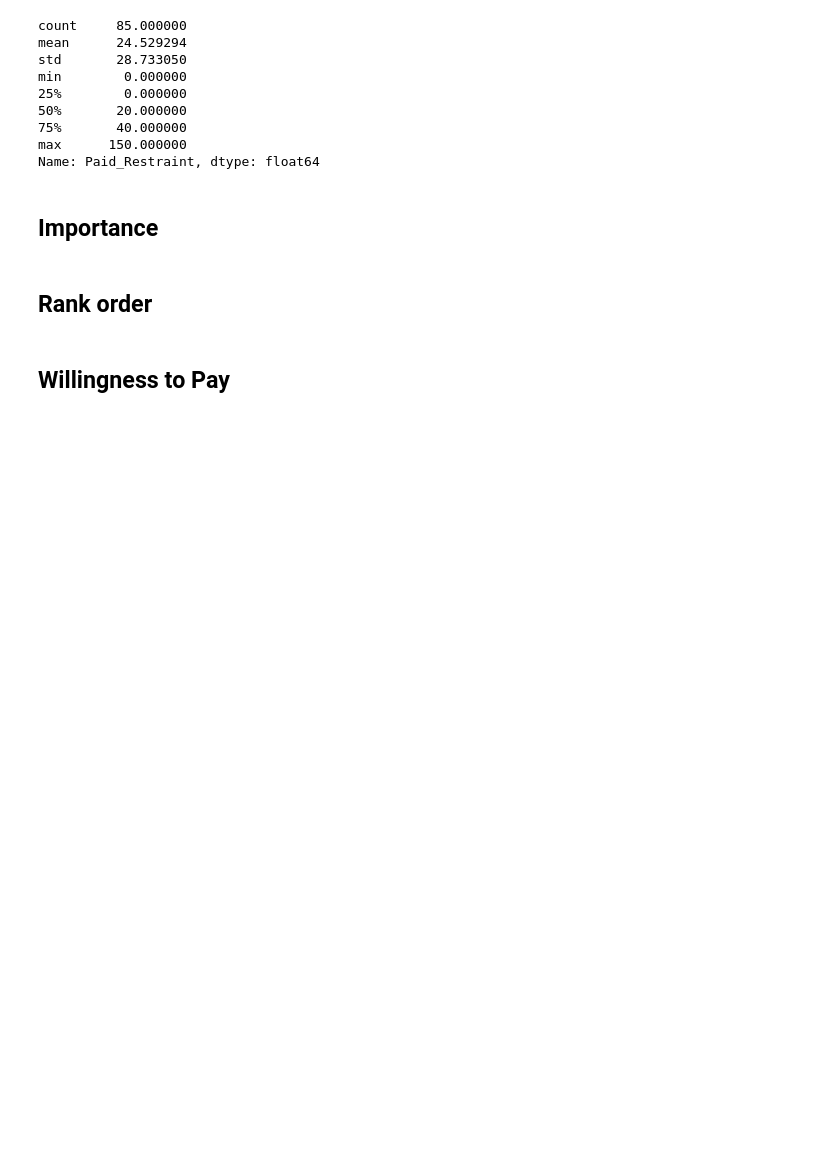
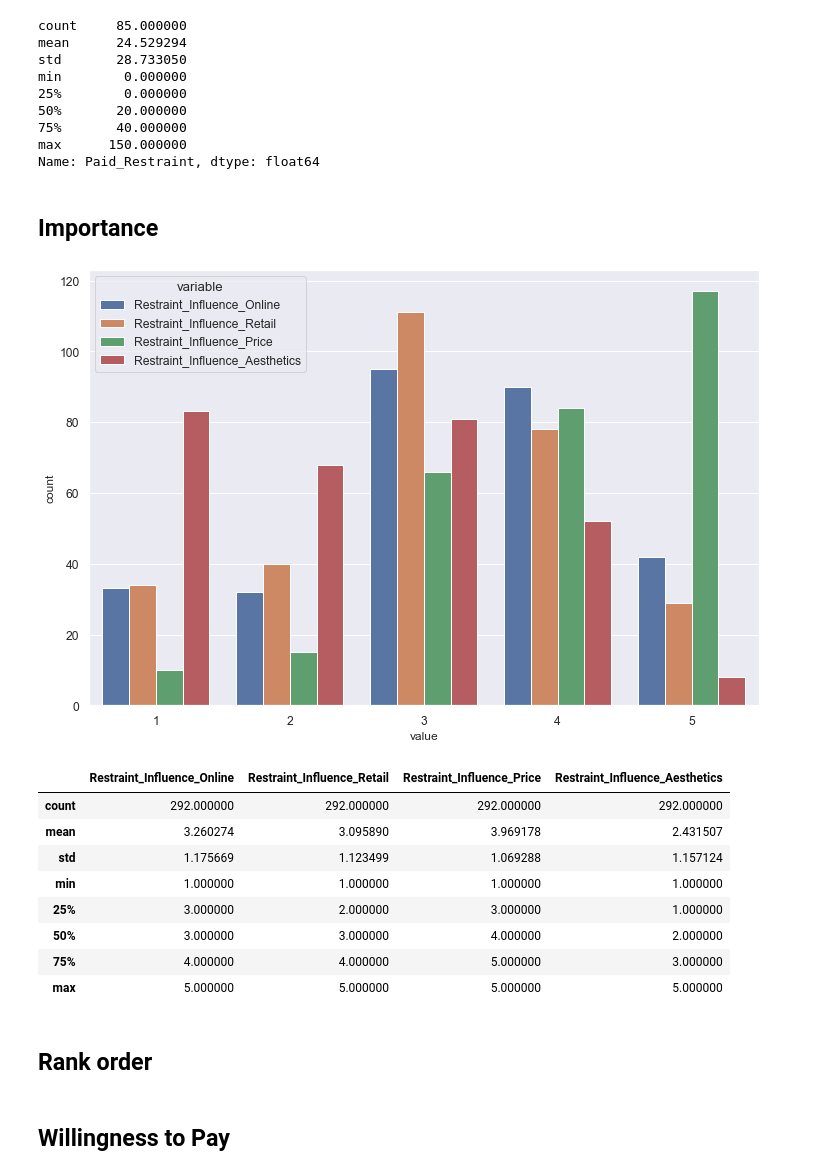
Before and after one commit to markhary/emba912_survey, a Jupyter notebook: ruby.ipynb, the cells around one changed output. Drawn from its saved outputs; the diff is of its cells as text; code cells hidden in the pictures; blank space fills up the shorter version.

Commit message:
Influences

```diff
--- a/ruby.ipynb
+++ b/ruby.ipynb
@@ -397,3 +403,31 @@ Name: Paid_Restraint, dtype: float64
+# %%
+#Restraint_Influence_Online          int64
+#Restraint_Influence_Retail          int64
+#Restraint_Influence_Price           int64
+#Restraint_Influence_Aesthetics      int64
+
+columns = ["Restraint_Influence_Online", "Restraint_Influence_Retail",
+           "Restraint_Influence_Price", "Restraint_Influence_Aesthetics"]
+influence_combined = pd.melt(survey_data[columns])
+
+fig = plt.figure(figsize=(12,8));
+chart = sns.countplot(data=influence_combined, x="value", hue="variable")
+increase_axes(chart);
+save_figure(chart.get_figure(), "Influences")
+plt.show()
+
+survey_data[columns].describe()
+# %% [output]
+[figure, added]
+|  | Restraint_Influence_Online | Restraint_Influence_Retail | Restraint_Influence_Price | Restraint_Influence_Aesthetics |
+| count | 292.000000 | 292.000000 | 292.000000 | 292.000000 |
+| mean | 3.260274 | 3.095890 | 3.969178 | 2.431507 |
+| std | 1.175669 | 1.123499 | 1.069288 | 1.157124 |
+| min | 1.000000 | 1.000000 | 1.000000 | 1.000000 |
+| 25% | 3.000000 | 2.000000 | 3.000000 | 1.000000 |
+| 50% | 3.000000 | 3.000000 | 4.000000 | 2.000000 |
+| 75% | 4.000000 | 4.000000 | 5.000000 | 3.000000 |
+| max | 5.000000 | 5.000000 | 5.000000 | 5.000000 |
 # %% [markdown]
 ## Rank order
 # %%
```
Also changed, not shown: parts of 2 cells of this notebook, 2 other files.
